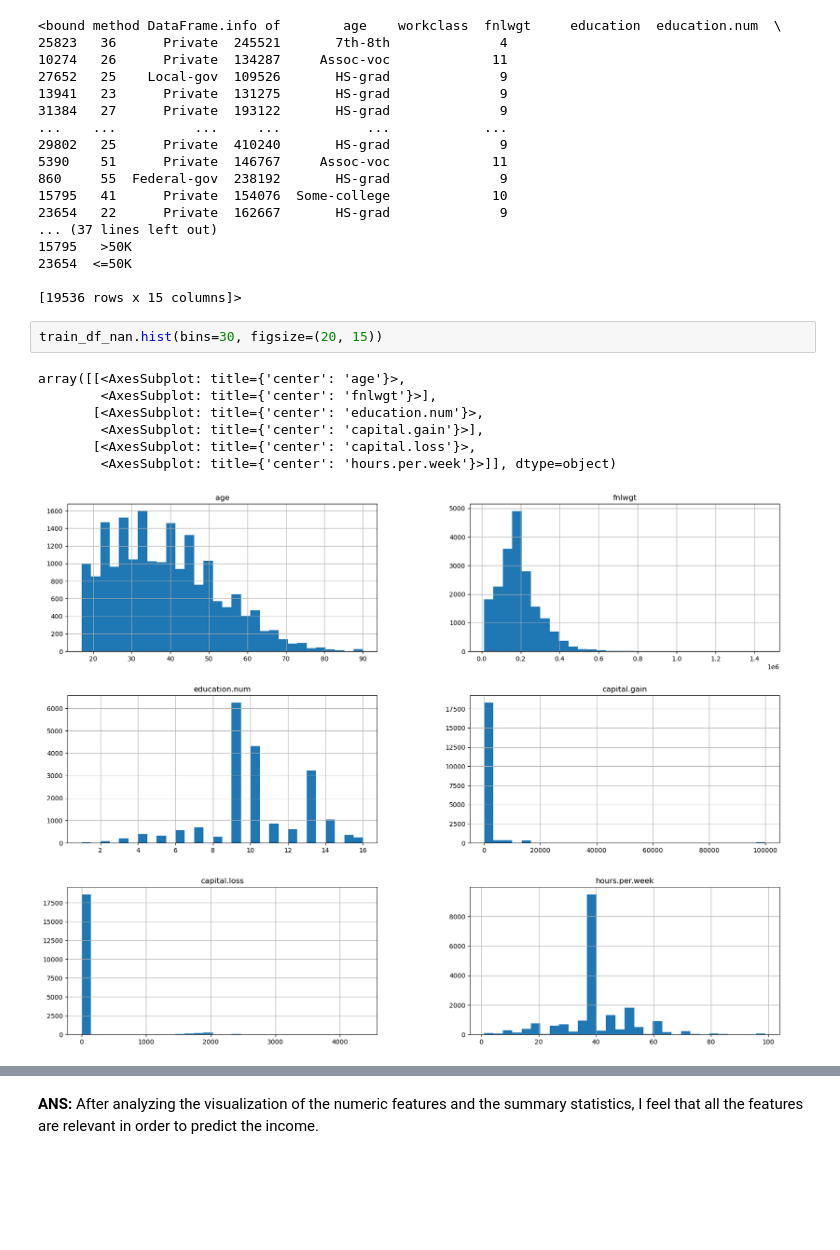
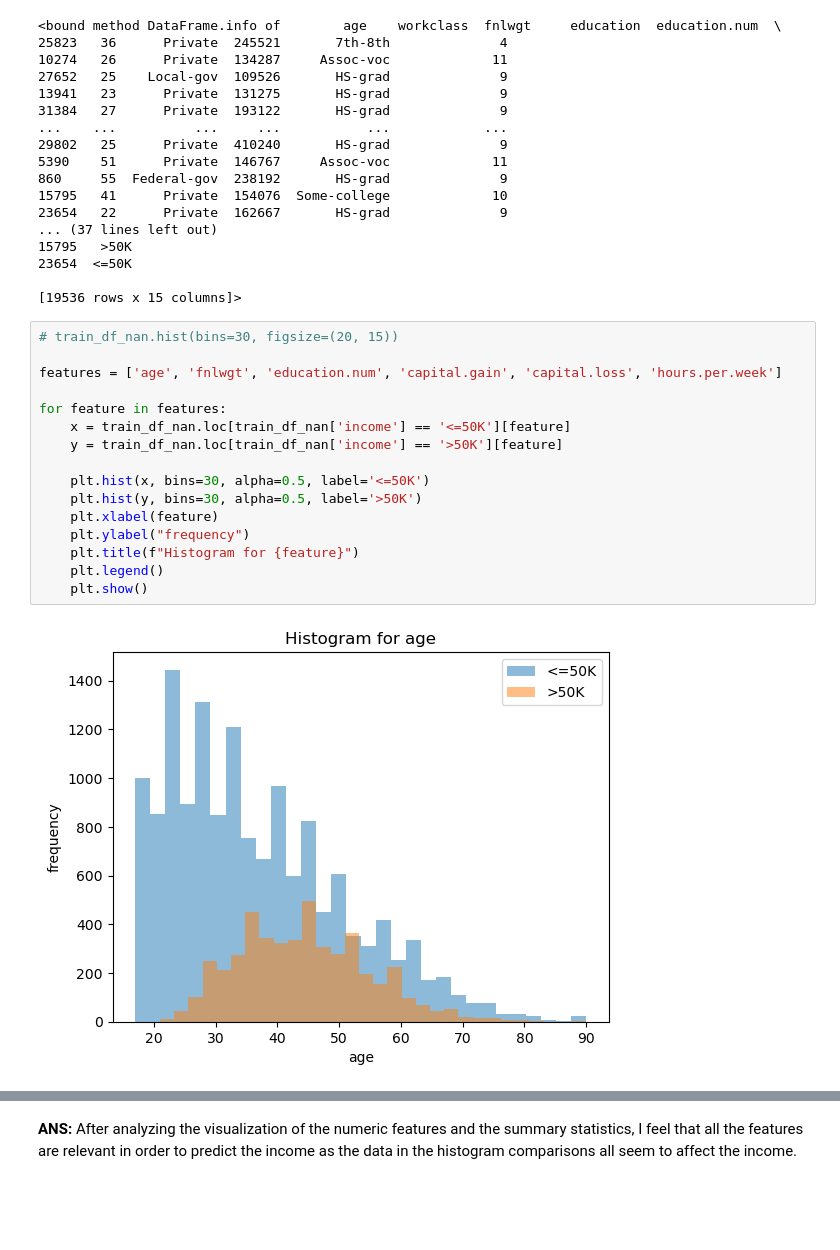
Before and after one commit to skyleapa/cpsc330-2022W2, a Jupyter notebook: hw/hw3/hw3.ipynb, the cells around one changed output, grey strips where cells are left out. Drawn from its saved outputs; the diff is of its cells as text.

```diff
--- a/hw/hw3/hw3.ipynb
+++ b/hw/hw3/hw3.ipynb
@@ -175,13 +175,21 @@ train_df_nan.info
 23654  <=50K
 
 [19536 rows x 15 columns]>
-# %%
-train_df_nan.hist(bins=30, figsize=(20, 15))
-# %% [output]
-array([[<AxesSubplot: title={'center': 'age'}>,
-        <AxesSubplot: title={'center': 'fnlwgt'}>],
-       [<AxesSubplot: title={'center': 'education.num'}>,
-        <AxesSubplot: title={'center': 'capital.gain'}>],
-       [<AxesSubplot: title={'center': 'capital.loss'}>,
-        <AxesSubplot: title={'center': 'hours.per.week'}>]], dtype=object)
-[figure, removed]
+# %%
+# train_df_nan.hist(bins=30, figsize=(20, 15))
+
+features = ['age', 'fnlwgt', 'education.num', 'capital.gain', 'capital.loss', 'hours.per.week']
+
+for feature in features:
+    x = train_df_nan.loc[train_df_nan['income'] == '<=50K'][feature]
+    y = train_df_nan.loc[train_df_nan['income'] == '>50K'][feature]
+
+    plt.hist(x, bins=30, alpha=0.5, label='<=50K')
+    plt.hist(y, bins=30, alpha=0.5, label='>50K')
+    plt.xlabel(feature)
+    plt.ylabel("frequency")
+    plt.title(f"Histogram for {feature}")
+    plt.legend()
+    plt.show()
+# %% [output]
+[figure, added]
@@ -188,5 +201,5 @@ array([[<AxesSubplot: title={'center': 'age'}>,
 # %% [markdown]
-**ANS:** After analyzing the visualization of the numeric features and the summary statistics, I feel that all the features are relevant in order to predict the income.
+**ANS:** After analyzing the visualization of the numeric features and the summary statistics, I feel that all the features are relevant in order to predict the income as the data in the histogram comparisons all seem to affect the income.
 # %% [markdown]
 <br><br>
 # %% [markdown]
```
Also changed, not shown: parts of 10 cells of this notebook.
